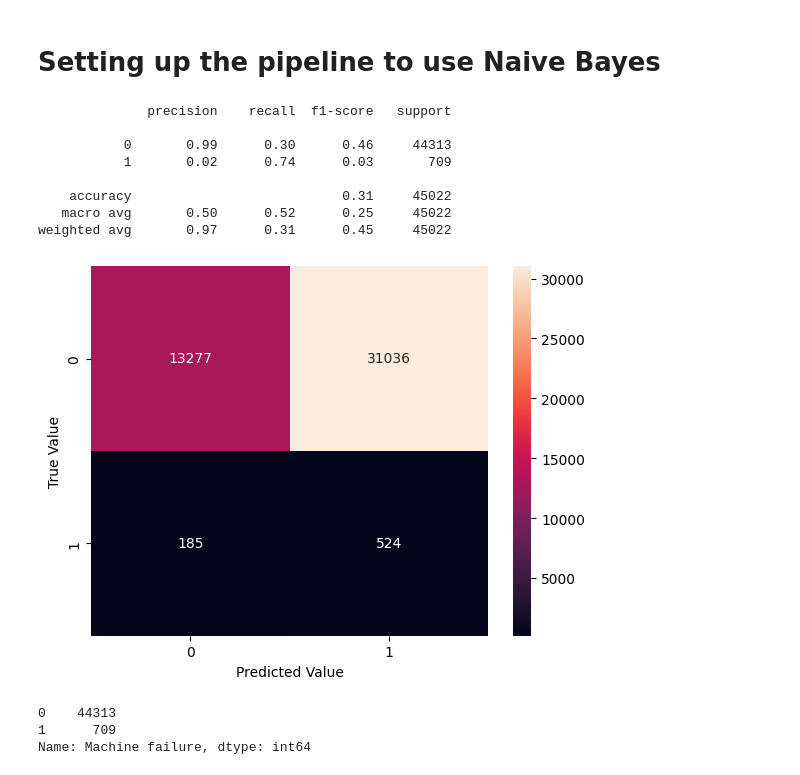
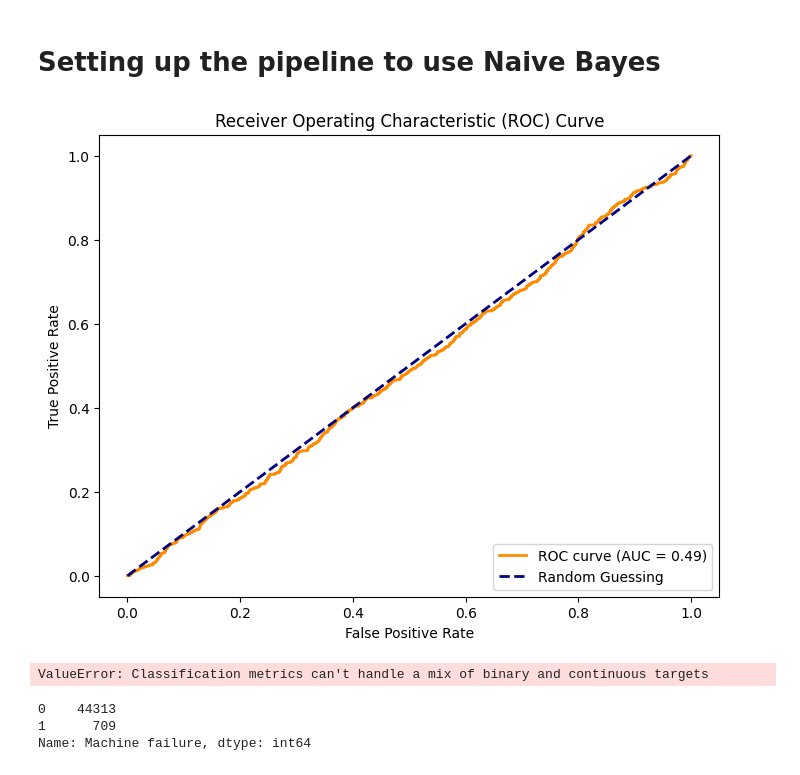
Before and after one commit to gustavocmiranda/DS_Projects, a Jupyter notebook: 02 - (Incomplete) Machine Failure Classification/machine_failure.ipynb, the cells around one changed output. Saved outputs shown, nothing was run; the diff lists cells and outputs as text; code cells hidden in the pictures.

```diff
--- a/02 - (Incomplete) Machine Failure Classification/machine_failure.ipynb
+++ b/02 - (Incomplete) Machine Failure Classification/machine_failure.ipynb
@@ -123,2 +107,0 @@ Apparently none of the other features interferes (alone) that much to Machine Fa
-# %%
-train_data.drop(columns=['id', 'Product ID'], axis=1, inplace=True)
@@ -125,3 +118,5 @@ train_data.drop(columns=['id', 'Product ID'], axis=1, inplace=True)
+# %%
+train_data = count_products(train_data)
 # %%
 train_data.head()
 # %% [output]
@@ -167,42 +197,66 @@ array([[0., 1., 0.],
 # Setting up the pipeline to use Naive Bayes
 # %%
 from sklearn.pipeline import Pipeline
+from imblearn.pipeline import make_pipeline
 from sklearn.preprocessing import OneHotEncoder
 from sklearn.compose import ColumnTransformer
+from sklearn.preprocessing import FunctionTransformer
 from sklearn.naive_bayes import ComplementNB, MultinomialNB
 from sklearn.neighbors import KNeighborsClassifier
+from sklearn.model_selection import train_test_split
+from imblearn.over_sampling import SMOTE
 
 
 
-pipeline = Pipeline(steps=[
-    ('one_hot_encoder', ColumnTransformer(transformers=[('onehot', OneHotEncoder(), ['Type'])])),
-    ('naive_bayes', ComplementNB())
-])
+pipeline = make_pipeline(
+    FunctionTransformer(count_products),
+    ColumnTransformer(
+        transformers=[('onehot', OneHotEncoder(), ['Type'])],
+        remainder= 'passthrough', verbose_feature_names_out = False),
+    SMOTE(random_state=42),
+    ComplementNB()
+)
 
+
+X = train_data.drop('Machine failure', axis=1)
+y = train_data['Machine failure']
+
+X_train, X_test, y_train, y_test = train_test_split(X, y, test_size=0.33, random_state=42, stratify=y)
 
 
 pipeline.fit(X_train, y_train)
 
-y_pred = pipeline.predict(X_test)
+y_pred = pipeline.predict_proba(X_test,)
+# %%
+from sklearn.metrics import roc_curve, auc
+import matplotlib.pyplot as plt
+
+# Compute ROC curve and AUC
+fpr, tpr, thresholds = roc_curve(y_test, y_pred[:,1])
+roc_auc = auc(fpr, tpr)
+
+# Plot ROC curve
+plt.figure(figsize=(8, 6))
+plt.plot(fpr, tpr, color='darkorange', lw=2, label=f'ROC curve (AUC = {roc_auc:.2f})')
+plt.plot([0, 1], [0, 1], color='navy', lw=2, linestyle='--', label='Random Guessing')
+plt.xlabel('False Positive Rate')
+plt.ylabel('True Positive Rate')
+plt.title('Receiver Operating Characteristic (ROC) Curve')
+plt.legend(loc='lower right')
+plt.show()
+# %% [output]
+[figure, added]
 # %%
 from sklearn.metrics import classification_report, confusion_matrix
 import seaborn as sns
 import matplotlib.pyplot as plt
 
-sns.heatmap(confusion_matrix(y_pred=y_pred, y_true=y_test), annot=True, fmt='.10g')
+sns.heatmap(confusion_matrix(y_pred=y_pred[:,1], y_true=y_test), annot=True, fmt='.10g')
 plt.ylabel('True Value')
 plt.xlabel('Predicted Value')
 print(classification_report(y_pred=y_pred, y_true=y_test))
 # %% [output]
-              precision    recall  f1-score   support
-
-           0       0.99      0.30      0.46     44313
-           1       0.02      0.74      0.03       709
-
-    accuracy                           0.31     45022
-   macro avg       0.50      0.52      0.25     45022
-weighted avg       0.97      0.31      0.45     45022
+ValueError: Classification metrics can't handle a mix of binary and continuous targets
-[figure, removed]
 # %%
 y_test.value_counts()
 # %% [output]
```
Also changed, not shown: parts of 21 cells of this notebook.
